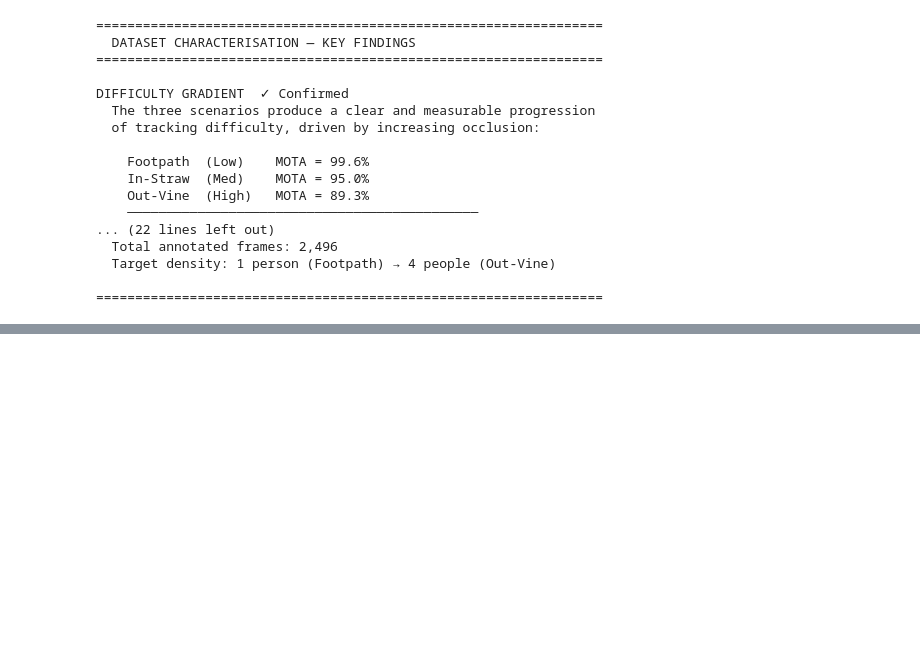
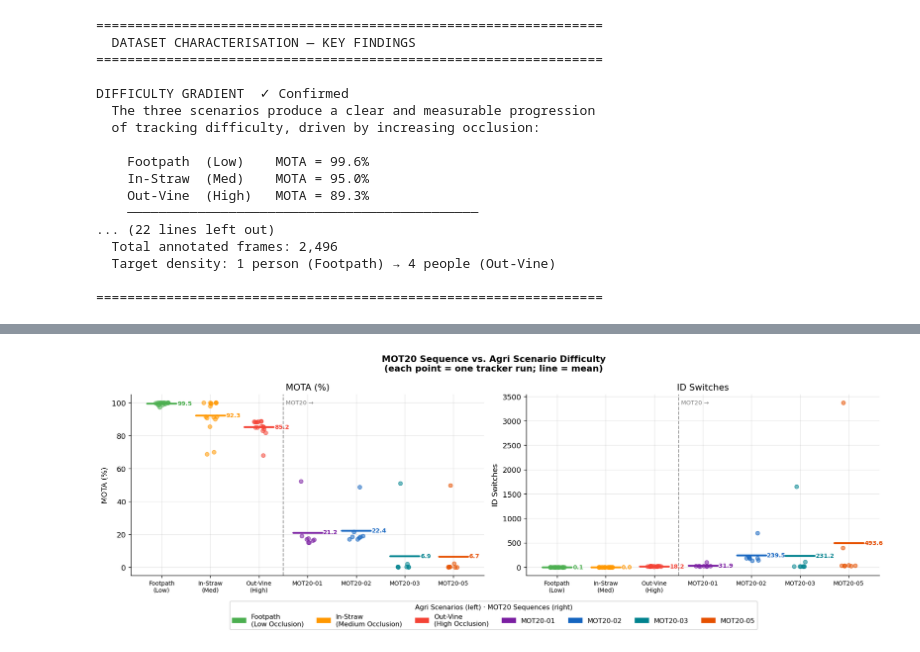
Before and after one commit to LCAS/AGHRI-dataset-benchmark, a Jupyter notebook: 2d-tracking/notebooks/2d_tracking_benchmark.ipynb, the cells around one changed output, grey strips where cells are left out. Saved outputs shown, nothing was run; the diff lists cells and outputs as text; code cells hidden in the pictures; blank space fills up the shorter version.

```diff
--- a/2d-tracking/notebooks/2d_tracking_benchmark.ipynb
+++ b/2d-tracking/notebooks/2d_tracking_benchmark.ipynb
@@ -133,6 +133,24 @@ display(
     .style.set_caption('Table 1 — Dataset Sequences')
     .format({'Frames':'{:,d}', 'Target People (avg)':'{:,.0f}'})
 )
+# ── MOT20 data ──────────────────────────────────────────────────────────────
+df_mot = pd.read_csv('D:/AOC/agri-human-dataset-benchmark/2d-tracking/reports/summary/tracker_suite/motchallenge_tracking_suite_summary.csv')
+
+# Derived columns for MOT20
+df_mot['mota_pct'] = df_mot['mota'] * 100
+df_mot['idf1_pct'] = df_mot['idf1'] * 100
+df_mot['recall_pct'] = df_mot['recall'] * 100
+df_mot['precision_pct'] = df_mot['precision'] * 100
+df_mot['det_type'] = df_mot['input_kind'].map({
+    'motchallenge_det': 'Public Det',
+    'motchallenge_gt':  'GT Oracle',
+})
+
+print(f'MOT20 runs loaded: {len(df_mot)}  |  '
+      f'Sequences: {df_mot["sequence_name"].nunique()}  |  '
+      f'Trackers: {df_mot["tracker"].nunique()}  |  '
+      f'Det types: {list(df_mot["det_type"].unique())}')
+print(f'MOT20 sequences: {sorted(df_mot["sequence_name"].unique())}')
 # %% [output]
 Total experiment runs: 96
 Trackers: 8  |  Detectors: 3  |  Scenarios: 3  |  Cameras: 2
@@ -573,0 +1057,75 @@ DIFFICULTY GRADIENT  ✓ Confirmed
+# %%
+# ── 11.3  MOT20 sequence-level difficulty vs. agri scenarios ─────────────────
+mot_pub = df_mot[df_mot['det_type'] == 'Public Det']
+agri_yolo = df[df['detector'].isin(['yolo11s4', 'yolo11s2'])]
+
+fig, axes = plt.subplots(1, 2, figsize=(15, 5))
+fig.suptitle(
+    'MOT20 Sequence vs. Agri Scenario Difficulty\n'
+    '(each point = one tracker run; line = mean)',
+    fontsize=12, fontweight='bold'
+)
+
+# Define colours for MOT20 sequences
+MOT_SEQ_ORDER  = sorted(mot_pub['sequence_name'].unique())
+MOT_SEQ_COLORS = ['#7B1FA2', '#1565C0', '#00838F', '#E65100']
+MOT_SEQ_PAL    = dict(zip(MOT_SEQ_ORDER, MOT_SEQ_COLORS))
+
+for ax, (metric, label) in zip(axes, [
+    ('mota_pct', 'MOTA (%)'),
+    ('num_switches', 'ID Switches'),
+    # ('num_misses', 'Missed Detections'),
+]):
+    # Left group: agri scenarios
+    for i, (s, s_label, color) in enumerate(zip(SCEN_ORDER, SCEN_LABELS, SCEN_COLORS)):
+        vals  = agri_yolo[agri_yolo.scenario == s][metric].values
+        x_jit = i + np.random.uniform(-0.15, 0.15, len(vals))
+        ax.scatter(x_jit, vals, color=color, alpha=0.55, s=28, zorder=3)
+        mean_ = np.mean(vals)
+        ax.plot([i - 0.3, i + 0.3], [mean_, mean_], color=color,
+                linewidth=2.5, zorder=4, solid_capstyle='round')
+        ax.text(i + 0.32, mean_, f'{mean_:.1f}', va='center',
+                fontsize=8, color=color, fontweight='bold')
+
+    n_agri = len(SCEN_ORDER)
+    separator_x = n_agri - 0.5
+
+    # Right group: MOT20 sequences
+    for j, seq in enumerate(MOT_SEQ_ORDER):
+        color = MOT_SEQ_PAL[seq]
+        vals  = mot_pub[mot_pub.sequence_name == seq][metric].values
+        x_pos = n_agri + j
+        x_jit = x_pos + np.random.uniform(-0.15, 0.15, len(vals))
+        ax.scatter(x_jit, vals, color=color, alpha=0.55, s=28, zorder=3)
+        mean_ = np.mean(vals)
+        ax.plot([x_pos - 0.3, x_pos + 0.3], [mean_, mean_], color=color,
+                linewidth=2.5, zorder=4, solid_capstyle='round')
+        ax.text(x_pos + 0.32, mean_, f'{mean_:.1f}', va='center',
+                fontsize=8, color=color, fontweight='bold')
+
+    # Divider between agri and MOT20
+    ax.axvline(separator_x, color='black', linewidth=1.2, linestyle='--', alpha=0.4)
+    ax.text(separator_x + 0.05, ax.get_ylim()[1] * 0.97,
+            'MOT20 →', fontsize=8, color='gray', va='top')
+
+    all_ticks  = list(range(n_agri)) + list(range(n_agri, n_agri + len(MOT_SEQ_ORDER)))
+    all_labels = ['Footpath\n(Low)', 'In-Straw\n(Med)', 'Out-Vine\n(High)'] + MOT_SEQ_ORDER
+    ax.set_xticks(all_ticks)
+    ax.set_xticklabels(all_labels, fontsize=8)
+    ax.set_title(label)
+    ax.set_ylabel(label)
+
+# Legend
+agri_handles = [mpatches.Patch(color=c, label=l)
+                for c, l in zip(SCEN_COLORS, SCEN_LABELS)]
+mot_handles  = [mpatches.Patch(color=MOT_SEQ_PAL[s], label=s) for s in MOT_SEQ_ORDER]
+fig.legend(handles=agri_handles + mot_handles,
+           loc='lower center', ncol=7,
+           bbox_to_anchor=(0.5, -0.06), fontsize=9,
+           title='Agri Scenarios (left) · MOT20 Sequences (right)', title_fontsize=9)
+
+plt.tight_layout(rect=[0, 0.06, 1, 1])
+# plt.savefig('fig10_agri_vs_mot20_sequences.png', bbox_inches='tight')
+plt.show()
+# %% [output]
+[figure, added]
```
Also changed, not shown: parts of 17 cells of this notebook.
